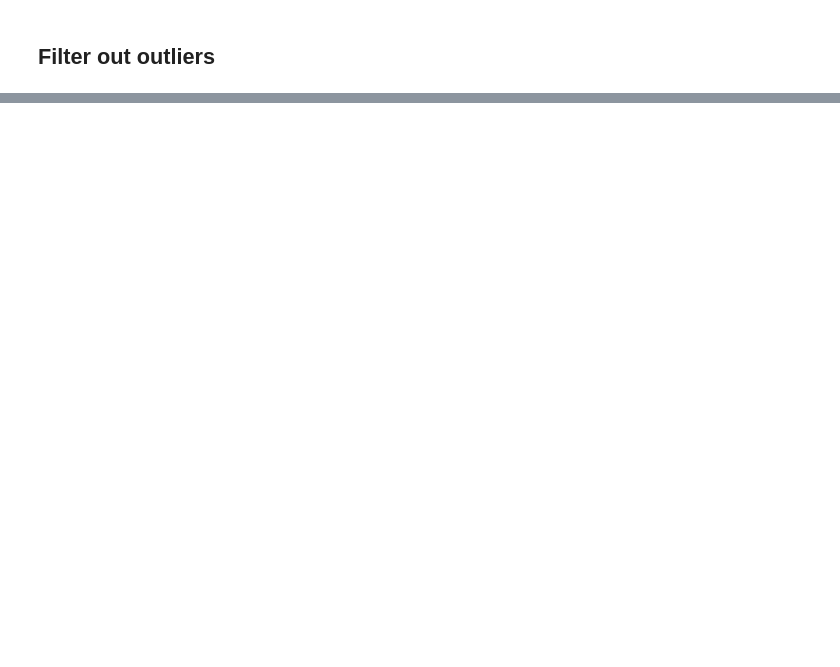
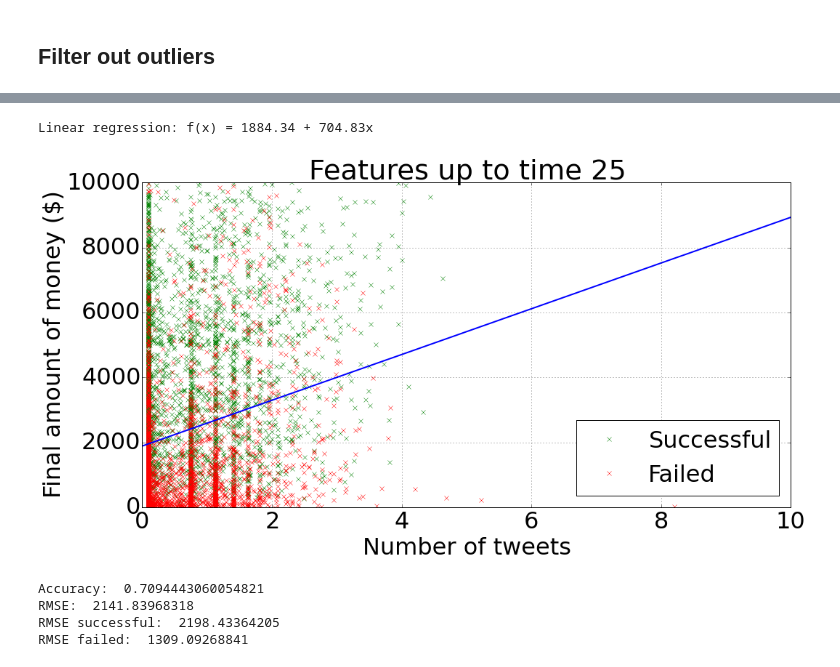
Before and after one commit to vicow/gaussian-process, a Jupyter notebook: notebooks/sidekick-10-features-extraction.ipynb, the cells around one changed output, grey strips where cells are left out. Drawn from its saved outputs; the diff is of its cells as text; code cells hidden in the pictures; blank space fills up the shorter version.

```diff
--- a/notebooks/sidekick-10-features-extraction.ipynb
+++ b/notebooks/sidekick-10-features-extraction.ipynb
@@ -172,0 +341,76 @@ print("RMSE failed: ", rmse_failed)
+# %%
+def average_contribution(money, backers):
+    if backers > 0:
+        return np.log(money / backers + 0.1)
+    else:
+        return 0
+
+# Experiment parameters
+t = 25
+granularity = 1
+samples = subsample(t, granularity)
+n_samples = 1
+T = 999
+standardize = False
+
+#Data/time series
+data1 = "number_tweets"
+data2 = "number_retweets"
+data3 = "number_tweets_replies"
+data4 = "estimated_backers_number"
+data5 = "number_tweeting_users"
+
+# Feature extractors
+processing1 = lambda a: a[t-1]
+processing2 = lambda a: np.log(a[t-1] + 0.1)
+
+# Combine
+data = data5
+processing = processing2
+
+X_train = np.ndarray(shape=(len(projects_train_filtered), n_samples), buffer=np.array([processing(p.__getattribute__(data)[samples]) for p in projects_train_filtered]), dtype=float)
+y_train = np.expand_dims(np.array([p.money[T] for p in projects_train_filtered]), axis=1)
+X_test = np.ndarray(shape=(len(projects_test_filtered), n_samples), buffer=np.array([processing(p.__getattribute__(data)[samples]) for p in projects_test_filtered]), dtype=float)
+y_test = np.expand_dims(np.array([p.money[T] for p in projects_test_filtered]), axis=1)
+
+X_train_successful = [processing(p.__getattribute__(data)[samples]) for p in projects_train_filtered if p.successful]
+y_train_successful = [p.money[T] for p in projects_train_filtered if p.successful]
+X_train_failed = [processing(p.__getattribute__(data)[samples]) for p in projects_train_filtered if not p.successful]
+y_train_failed = [p.money[T] for p in projects_train_filtered if not p.successful]
+
+X_test_successful = [processing(p.__getattribute__(data)[samples]) for p in projects_test_filtered if p.successful]
+y_test_successful = [p.money[T] for p in projects_test_filtered if p.successful]
+X_test_failed = [processing(p.__getattribute__(data)[samples]) for p in projects_test_filtered if not p.successful]
+y_test_failed = [p.money[T] for p in projects_test_filtered if not p.successful]
+
+# Create linear regression object
+regr = linear_model.LinearRegression()
+regr.fit(X_train, y_train)
+
+print('Linear regression: f(x) = %0.2f + %0.2fx' % (regr.intercept_[0], regr.coef_[0, 0]))
+
+plt.plot(X_train_successful, y_train_successful, 'xg', label="Successful")
+plt.plot(X_train_failed, y_train_failed, 'xr', alpha=1, label="Failed")
+
+#plt.plot(X_train, y_train, 'xb')
+
+x = np.linspace(plt.xlim()[0], plt.xlim()[1], 1000)
+y_pred = x * regr.coef_ + regr.intercept_
+plt.plot(x, y_pred[0], 'b-', lw=2)
+plt.title("Features up to time %s" % t)
+plt.legend(loc='best', numpoints=1)
+plt.grid()
+plt.xlabel("Number of tweets")
+plt.ylabel("Final amount of money ($)")
+plt.xlim([0, plt.xlim()[1]])
+plt.ylim([0, outlier_threshold])
+plt.savefig("increments_t_%s_linear_regression.pdf" % t)
+plt.show()
+evaluate(X_test, y_test, model=regr)
+# %% [output]
+Linear regression: f(x) = 1884.34 + 704.83x
+[figure, added]
+Accuracy:  0.7094443060054821
+RMSE:  2141.83968318
+RMSE successful:  2198.43364205
+RMSE failed:  1309.09268841
```
Also changed, not shown: parts of 13 cells of this notebook.
